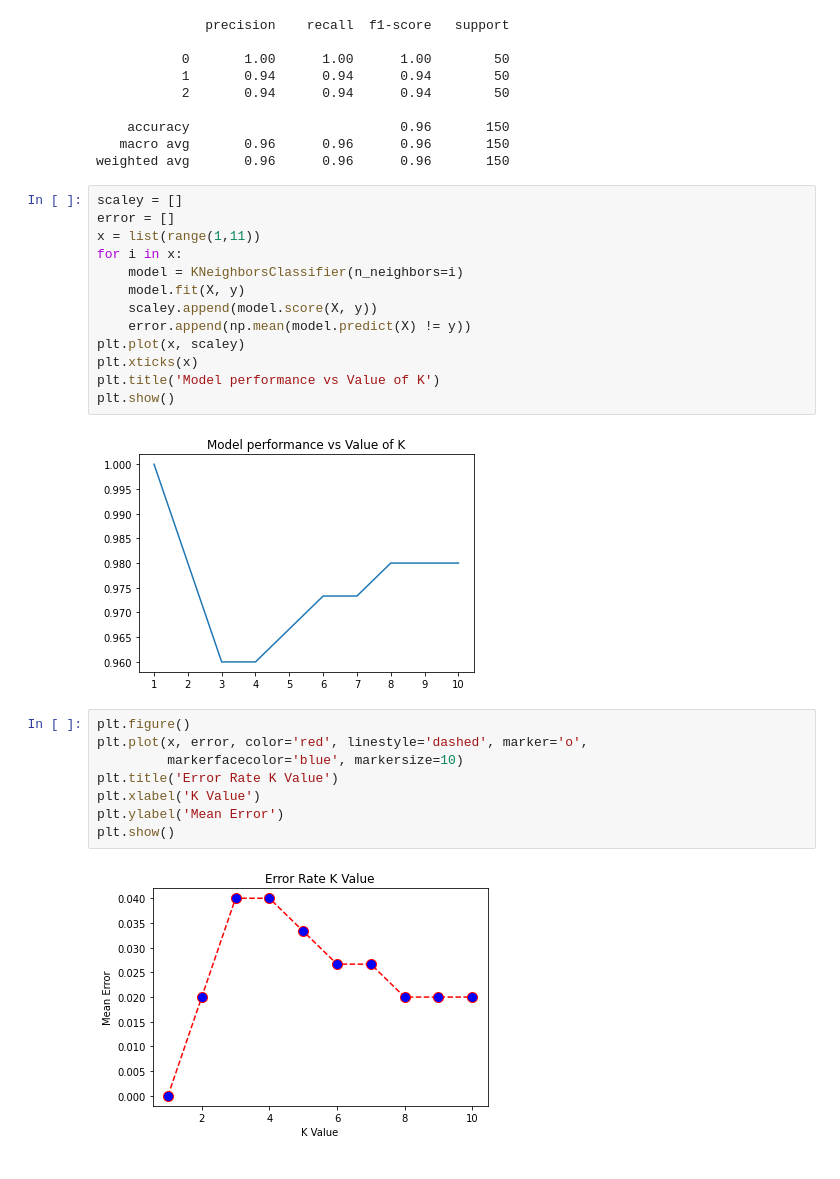
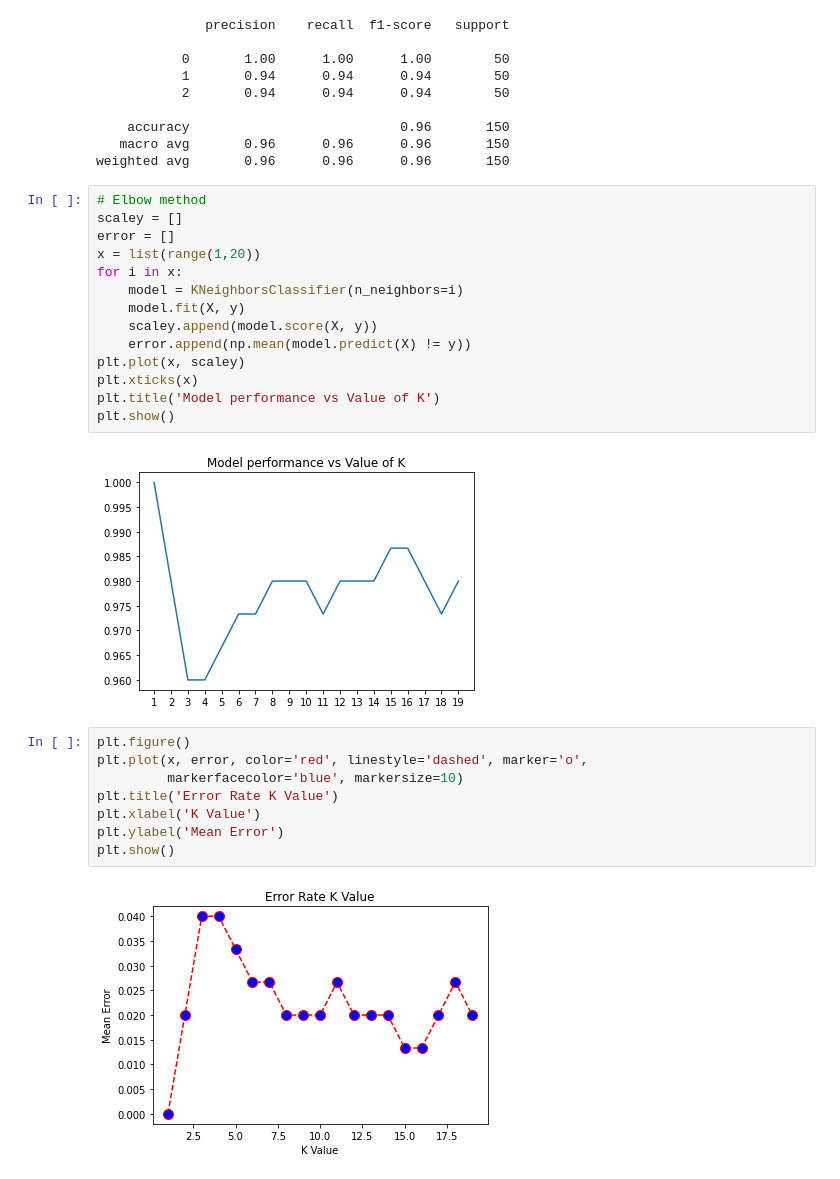
Before and after one commit to metinsenturk/class-materials, a Jupyter notebook: contents/k-nearest-neighbor/Iris Dataset.ipynb, the cells around one changed output. Cells and saved outputs as stored; diff of their text form.

```diff
--- a/contents/k-nearest-neighbor/Iris Dataset.ipynb
+++ b/contents/k-nearest-neighbor/Iris Dataset.ipynb
@@ -200,20 +200,21 @@ print(metrics.classification_report(y_true=y, y_pred=y_pred))
    macro avg       0.96      0.96      0.96       150
 weighted avg       0.96      0.96      0.96       150
 # %%
+# Elbow method
 scaley = []
 error = []
-x = list(range(1,11))
+x = list(range(1,20))
 for i in x:
     model = KNeighborsClassifier(n_neighbors=i)
     model.fit(X, y)
     scaley.append(model.score(X, y))
     error.append(np.mean(model.predict(X) != y))
 plt.plot(x, scaley)
 plt.xticks(x)
 plt.title('Model performance vs Value of K')
 plt.show()
 # %% [output]
-[figure, old version]
+[figure, new version]
 # %%
 plt.figure()
 plt.plot(x, error, color='red', linestyle='dashed', marker='o',
@@ -223,4 +224,4 @@ plt.xlabel('K Value')
 plt.ylabel('Mean Error')
 plt.show()
 # %% [output]
-[figure, old version]
+[figure, new version]
```
Also changed, not shown: parts of 1 cell of this notebook.
